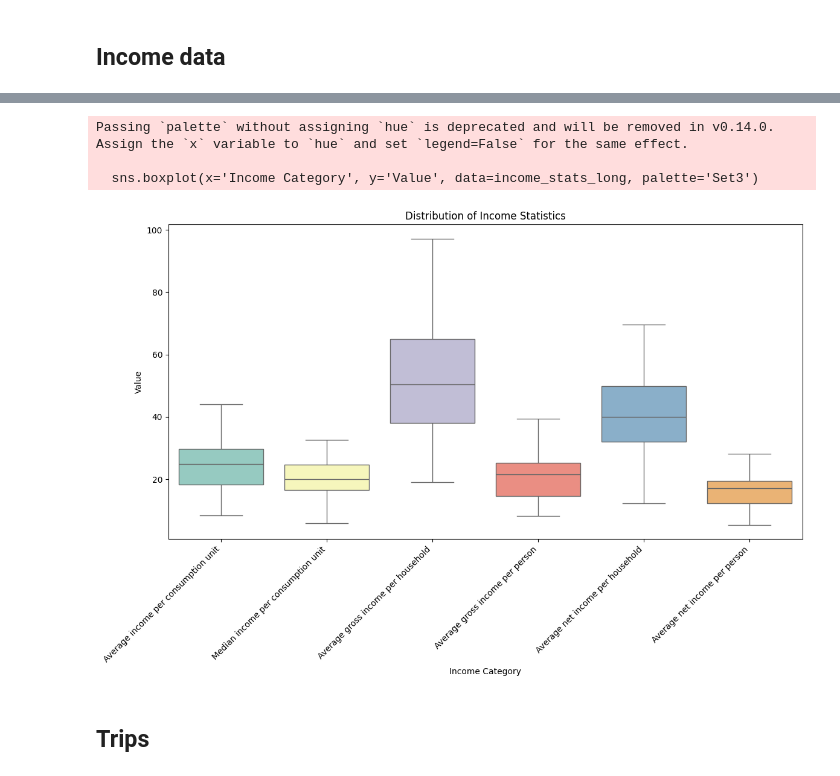
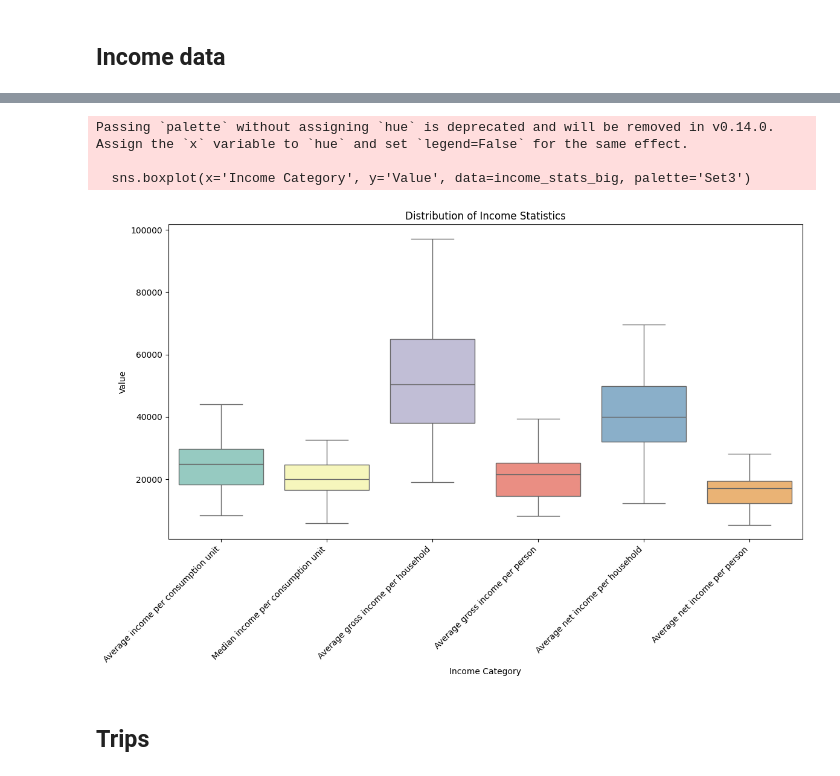
Before and after one commit to carobs9/thesis_project, a Jupyter notebook: data_overview/descriptives.ipynb, the cells around one changed output, grey strips where cells are left out. Drawn from its saved outputs; the diff is of its cells as text; code cells hidden in the pictures.

```diff
--- a/data_overview/descriptives.ipynb
+++ b/data_overview/descriptives.ipynb
@@ -84,0 +164,2 @@ income_stats = income_stats.reset_index().rename(columns={'index': 'Statistic'})
+# %%
+merged = gpd.read_file(cfg.INCOME_DATA / 'geometries_and_income.geojson')
@@ -84,0 +191,8 @@ income_stats = income_stats.reset_index().rename(columns={'index': 'Statistic'})
+# %%
+income_stats = merged.describe()
+income_stats_big = income_stats.drop(columns=['ID', 'Gini Index'])
+income_stats_small = income_stats[['Gini Index']]
+income_stats_big = income_stats_big.round(3)
+income_stats_small = income_stats_small.round(3)
+income_stats_big.to_csv('income_stats_1.csv', index=True)
+income_stats_small.to_csv('income_stats_2.csv', index=True)
@@ -84,0 +211,6 @@ income_stats = income_stats.reset_index().rename(columns={'index': 'Statistic'})
+# %%
+income_stats_big = income_stats_big.drop(index='count')
+income_stats_big = income_stats_big.reset_index().rename(columns={'index': 'Statistic'})
+
+income_stats_small = income_stats_small.drop(index='count')
+income_stats_small = income_stats_small.reset_index().rename(columns={'index': 'Statistic'})
@@ -85,19 +228,19 @@ income_stats = income_stats.reset_index().rename(columns={'index': 'Statistic'})
 # %%
-income_stats_long = income_stats.melt(id_vars='Statistic', var_name='Income Category', value_name='Value')
+income_stats_big = income_stats_big.melt(id_vars='Statistic', var_name='Income Category', value_name='Value')
 
 # Plotting the violin plot
 plt.figure(figsize=(12, 8))
-sns.boxplot(x='Income Category', y='Value', data=income_stats_long, palette='Set3')
+sns.boxplot(x='Income Category', y='Value', data=income_stats_big, palette='Set3')
 
 plt.xticks(rotation=45, ha='right')
 plt.title('Distribution of Income Statistics')
 plt.tight_layout()
 plt.show()
 # %% [output]
 Passing `palette` without assigning `hue` is deprecated and will be removed in v0.14.0. Assign the `x` variable to `hue` and set `legend=False` for the same effect.
 
-  sns.boxplot(x='Income Category', y='Value', data=income_stats_long, palette='Set3')
+  sns.boxplot(x='Income Category', y='Value', data=income_stats_big, palette='Set3')
-[figure, old version]
+[figure, new version]
 # %% [markdown]
 ## Trips
 # %%
```
Also changed, not shown: parts of 24 cells of this notebook, 59 other files.
